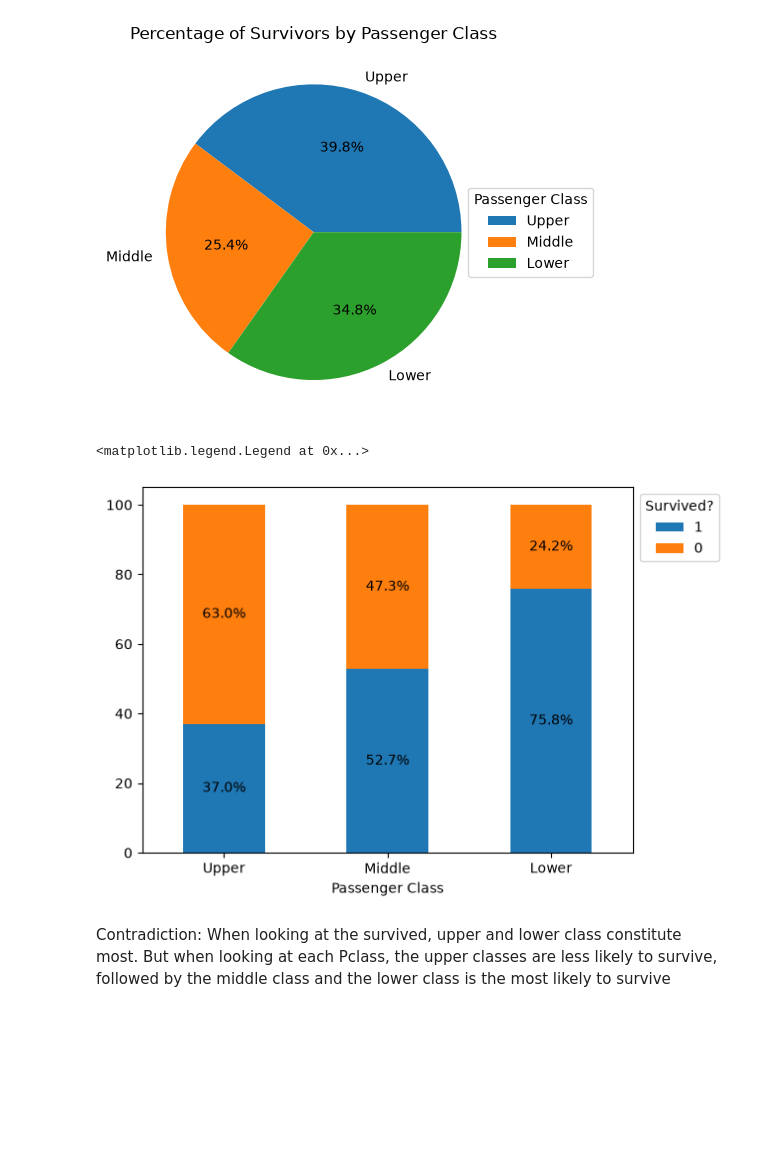
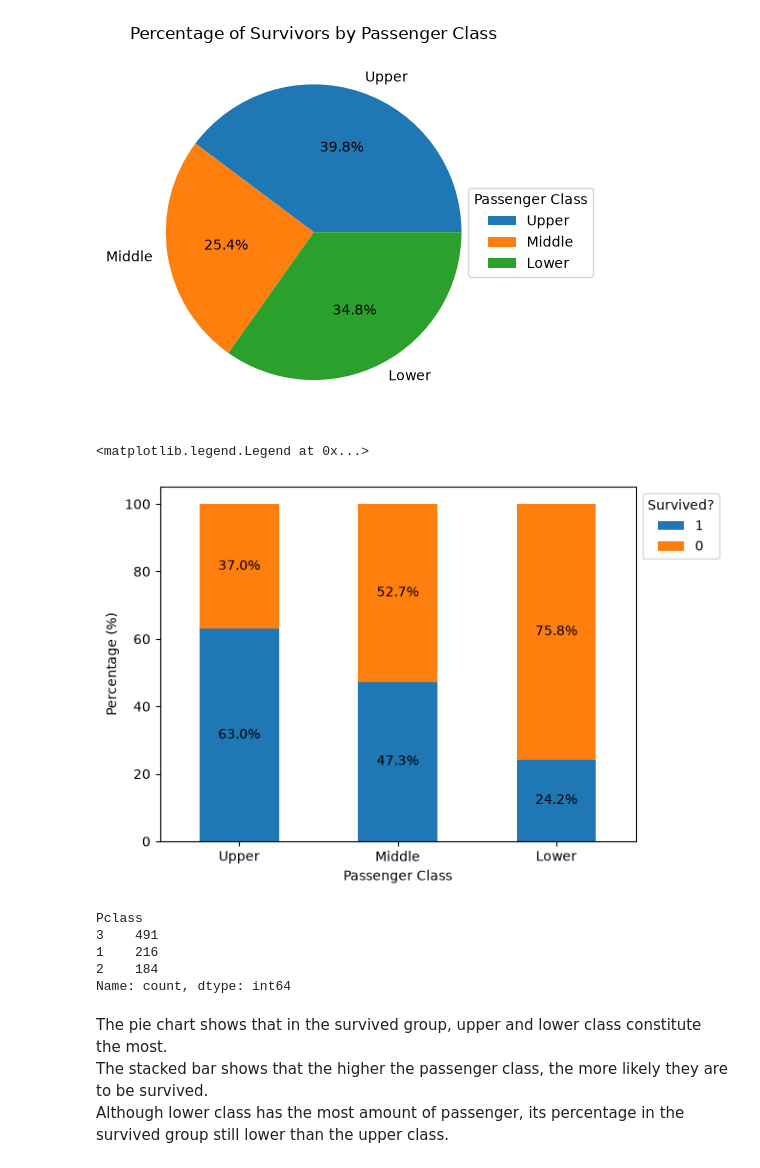
Before and after one commit to AIVIETNAM-AIO-Giahuy11/titanic-classification, a Jupyter notebook: notebook.ipynb, the cells around one changed output. Cells and saved outputs as stored; diff of their text form; code cells hidden in the pictures; blank space fills up the shorter version.

Commit message:
Add stacked bar chart survival rate among Pclass.

```diff
--- a/notebook.ipynb
+++ b/notebook.ipynb
@@ -76,19 +78,30 @@ Text(0.5, 1.0, 'Percentage of Survivors by Passenger Class')
 [figure]
 # %%
 survival_rate_by_class = pd.crosstab(train['Pclass'], train['Survived'], normalize = 'index') * 100
-survival_rate_by_class.columns = [1, 0]
+survival_rate_by_class = survival_rate_by_class[[1, 0]]
 survival_rate_by_class.index = ['Upper', 'Middle', 'Lower']
 ax = survival_rate_by_class.plot(kind = "bar", stacked = True, rot = 0)
 for container in ax.containers:
     ax.bar_label(
         container,
         fmt='%.1f%%',
         label_type = 'center'
     )
 plt.xlabel('Passenger Class')
+plt.ylabel('Percentage (%)')
 plt.legend(title = 'Survived?', bbox_to_anchor = (1, 1))
 # %% [output]
 <matplotlib.legend.Legend at 0x...>
-[figure, old version]
+[figure, new version]
+# %%
+train['Pclass'].value_counts()
+# %% [output]
+Pclass
+3    491
+1    216
+2    184
+Name: count, dtype: int64
 # %% [markdown]
-Contradiction: When looking at the survived, upper and lower class constitute most. But when looking at each Pclass, the upper classes are less likely to survive, followed by the middle class and the lower class is the most likely to survive
+The pie chart shows that in the survived group, upper and lower class constitute the most.
+The stacked bar shows that the higher the passenger class, the more likely they are to be survived.
+Although lower class has the most amount of passenger, its percentage in the survived group still lower than the upper class.
```
Also changed, not shown: parts of 1 cell of this notebook.
